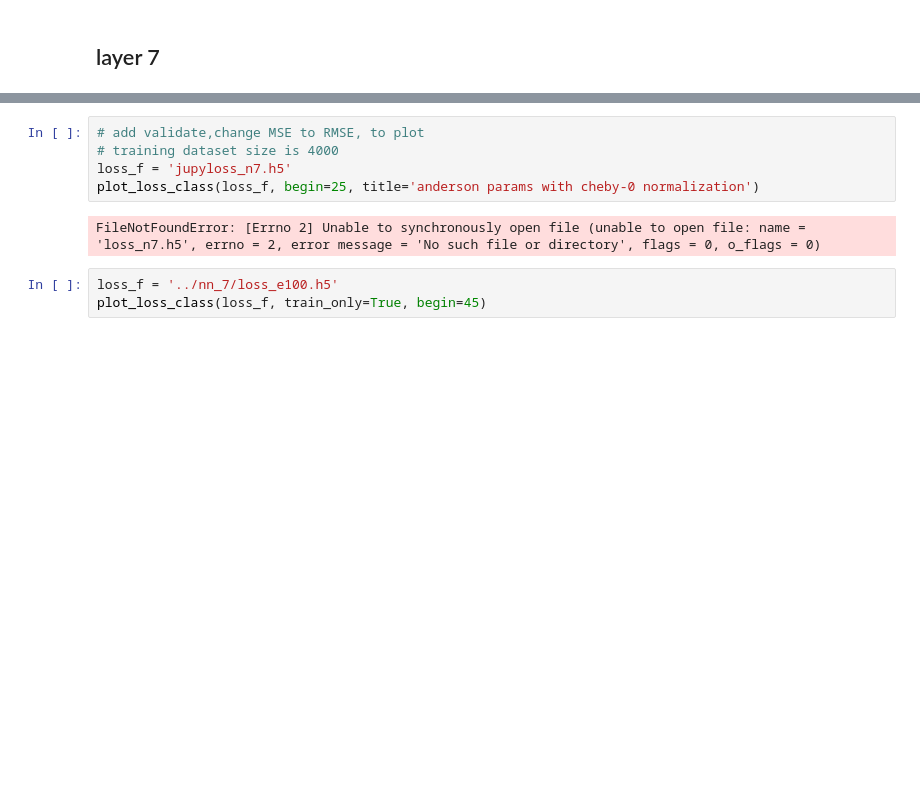
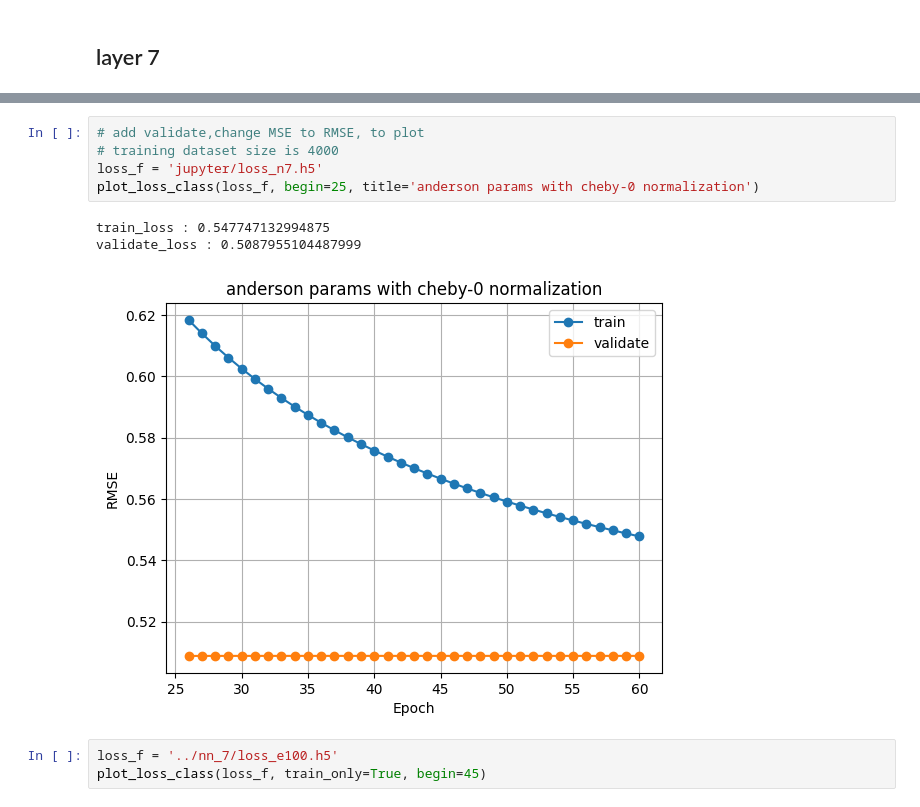
Before and after one commit to Tinrry/anderson, a Jupyter notebook: model_test.ipynb, the cells around one changed output, grey strips where cells are left out. Drawn from its saved outputs; the diff is of its cells as text; blank space fills up the shorter version.

```diff
--- a/model_test.ipynb
+++ b/model_test.ipynb
@@ -69,10 +98,12 @@ def plot_loss_class(file, title, n_model='model_000', train_only=False, begin=0)
 # %%
 # add validate,change MSE to RMSE, to plot
 # training dataset size is 4000
-loss_f = 'jupyloss_n7.h5'
+loss_f = 'jupyter/loss_n7.h5'
 plot_loss_class(loss_f, begin=25, title='anderson params with cheby-0 normalization')
 # %% [output]
-FileNotFoundError: [Errno 2] Unable to synchronously open file (unable to open file: name = 'loss_n7.h5', errno = 2, error message = 'No such file or directory', flags = 0, o_flags = 0)
+train_loss : 0.547747132994875
+validate_loss : 0.5087955104487999
+[figure, added]
 # %%
 loss_f = '../nn_7/loss_e100.h5'
 plot_loss_class(loss_f, train_only=True, begin=45)
```
Also changed, not shown: parts of 7 cells of this notebook, 6 other files.
